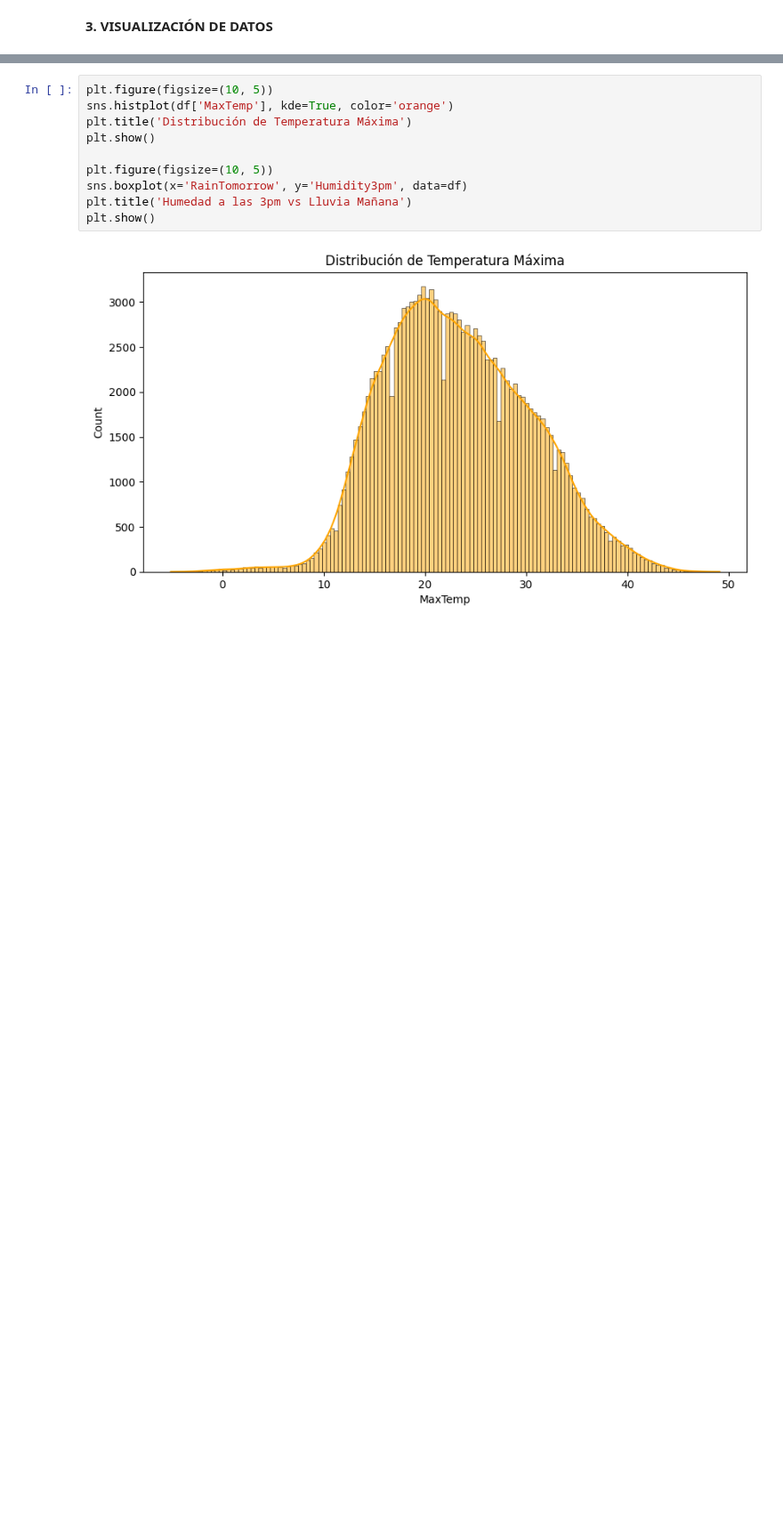
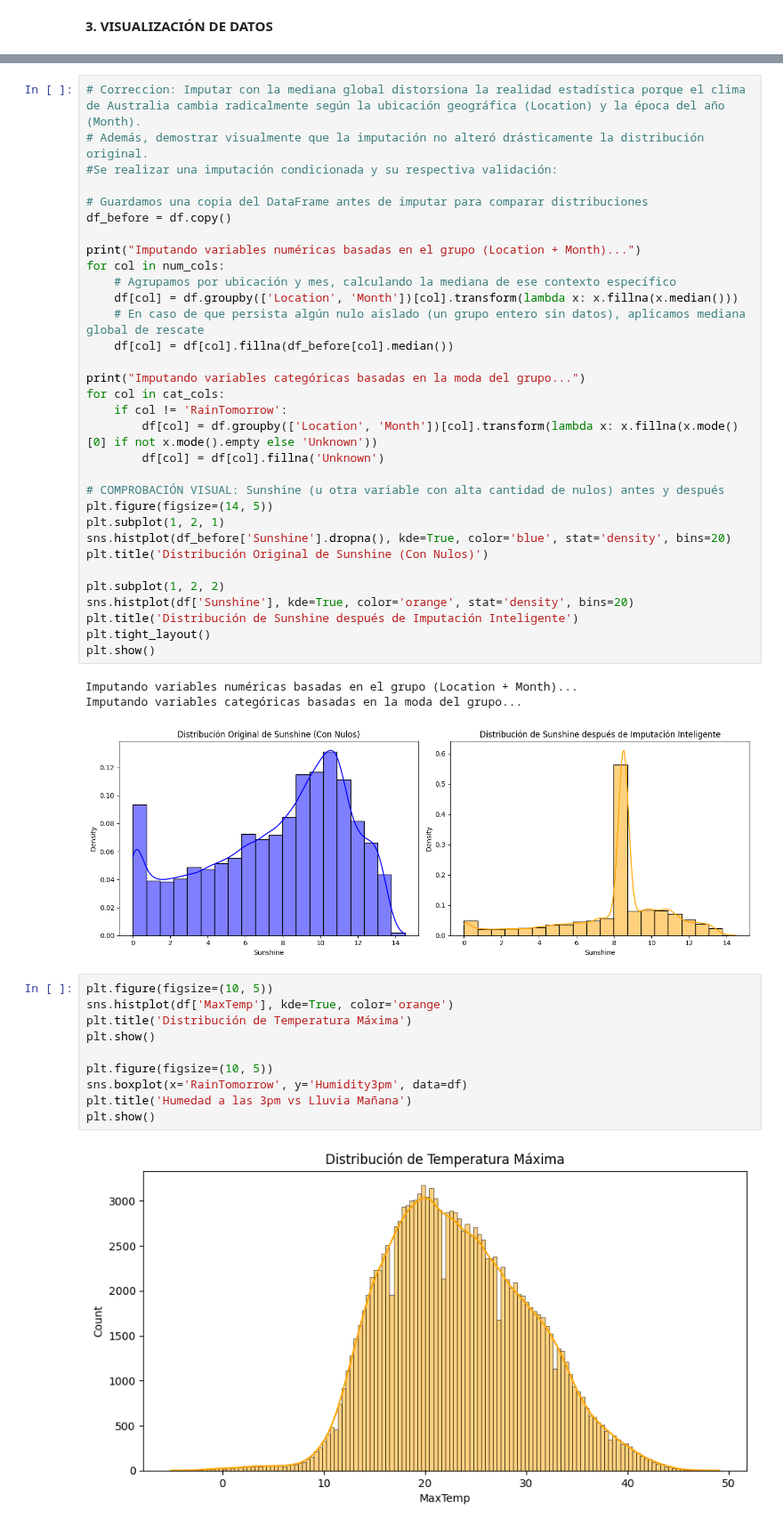
Before and after one commit to LucasD1az/AA1-TUIA-2026C1-Anianios-DiazCelauro-Tardugno, a Jupyter notebook: TP-Clasificacion-AA1.ipynb, the cells around one changed output, grey strips where cells are left out. Shown at 89% size. Cells and saved outputs as stored; diff of their text form; blank space fills up the shorter version.

```diff
--- a/TP-Clasificacion-AA1.ipynb
+++ b/TP-Clasificacion-AA1.ipynb
@@ -85,3 +198,39 @@ dtype: float64
+# %%
+# Correccion: Imputar con la mediana global distorsiona la realidad estadística porque el clima de Australia cambia radicalmente según la ubicación geográfica (Location) y la época del año (Month).
+# Además, demostrar visualmente que la imputación no alteró drásticamente la distribución original.
+#Se realizar una imputación condicionada y su respectiva validación:
+
+# Guardamos una copia del DataFrame antes de imputar para comparar distribuciones
+df_before = df.copy()
+
+print("Imputando variables numéricas basadas en el grupo (Location + Month)...")
+for col in num_cols:
+    # Agrupamos por ubicación y mes, calculando la mediana de ese contexto específico
+    df[col] = df.groupby(['Location', 'Month'])[col].transform(lambda x: x.fillna(x.median()))
+    # En caso de que persista algún nulo aislado (un grupo entero sin datos), aplicamos mediana global de rescate
+    df[col] = df[col].fillna(df_before[col].median())
+
+print("Imputando variables categóricas basadas en la moda del grupo...")
+for col in cat_cols:
+    if col != 'RainTomorrow':
+        df[col] = df.groupby(['Location', 'Month'])[col].transform(lambda x: x.fillna(x.mode()[0] if not x.mode().empty else 'Unknown'))
+        df[col] = df[col].fillna('Unknown')
+
+# COMPROBACIÓN VISUAL: Sunshine (u otra variable con alta cantidad de nulos) antes y después
+plt.figure(figsize=(14, 5))
+plt.subplot(1, 2, 1)
+sns.histplot(df_before['Sunshine'].dropna(), kde=True, color='blue', stat='density', bins=20)
+plt.title('Distribución Original de Sunshine (Con Nulos)')
+
+plt.subplot(1, 2, 2)
+sns.histplot(df['Sunshine'], kde=True, color='orange', stat='density', bins=20)
+plt.title('Distribución de Sunshine después de Imputación Inteligente')
+plt.tight_layout()
+plt.show()
+# %% [output]
+Imputando variables numéricas basadas en el grupo (Location + Month)...
+Imputando variables categóricas basadas en la moda del grupo...
+[figure, added]
 # %%
 plt.figure(figsize=(10, 5))
 sns.histplot(df['MaxTemp'], kde=True, color='orange')
```
Also changed, not shown: parts of 3 cells of this notebook.
